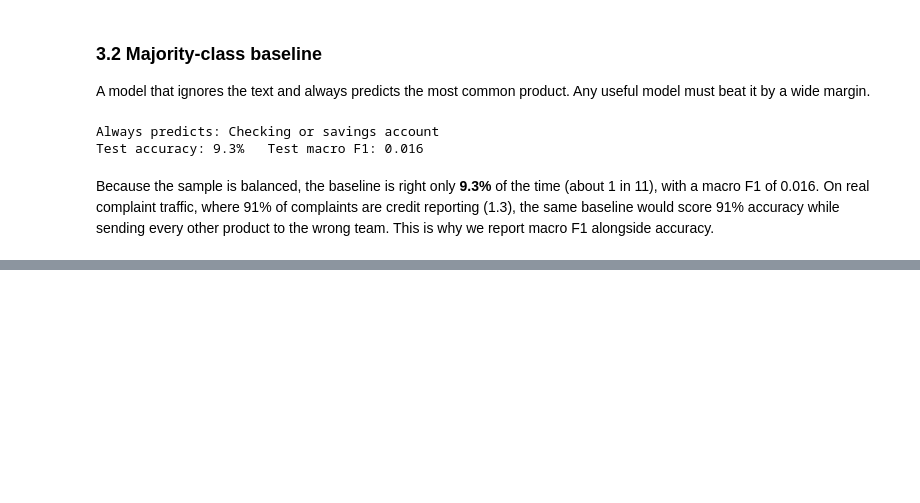
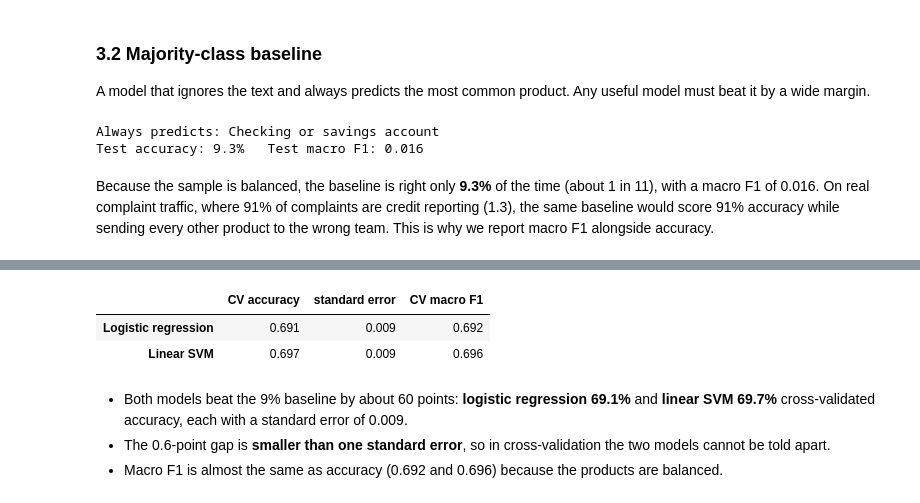
Before and after one commit to rebeccaquaye/consumer-financial-complaints, a Jupyter notebook: Notebook/Ketty_Modelling.ipynb, the cells around one changed output, grey strips where cells are left out. Saved outputs shown, nothing was run; the diff lists cells and outputs as text; code cells hidden in the pictures; blank space fills up the shorter version.

```diff
--- a/Notebook/Ketty_Modelling.ipynb
+++ b/Notebook/Ketty_Modelling.ipynb
@@ -1042,0 +1331,19 @@ def tune(name, X, y):
+# %%
+# Models 1 and 2: TF-IDF features + classifier, all settings left at scikit-learn defaults
+default_models = {
+    "Logistic regression": Pipeline([("tfidf", TfidfVectorizer()),
+                                     ("clf", LogisticRegression(max_iter=3000, random_state=SEED))]),
+    "Linear SVM": Pipeline([("tfidf", TfidfVectorizer()), ("clf", LinearSVC(random_state=SEED))]),
+}
+
+# 5-fold cross-validation on the training set: accuracy (with standard error) and macro F1
+default_cv = pd.DataFrame({name: cv_scores(pipe) for name, pipe in default_models.items()}).T
+default_cv.round(3)
+# %% [output]
+|  | CV accuracy | standard error | CV macro F1 |
+| Logistic regression | 0.691 | 0.009 | 0.692 |
+| Linear SVM | 0.697 | 0.009 | 0.696 |
+# %% [markdown]
+- Both models beat the 9% baseline by about 60 points: **logistic regression 69.1%** and **linear SVM 69.7%** cross-validated accuracy, each with a standard error of 0.009.
+- The 0.6-point gap is **smaller than one standard error**, so in cross-validation the two models cannot be told apart.
+- Macro F1 is almost the same as accuracy (0.692 and 0.696) because the products are balanced.
```
Also changed, not shown: parts of 63 cells of this notebook, 3 other files.
